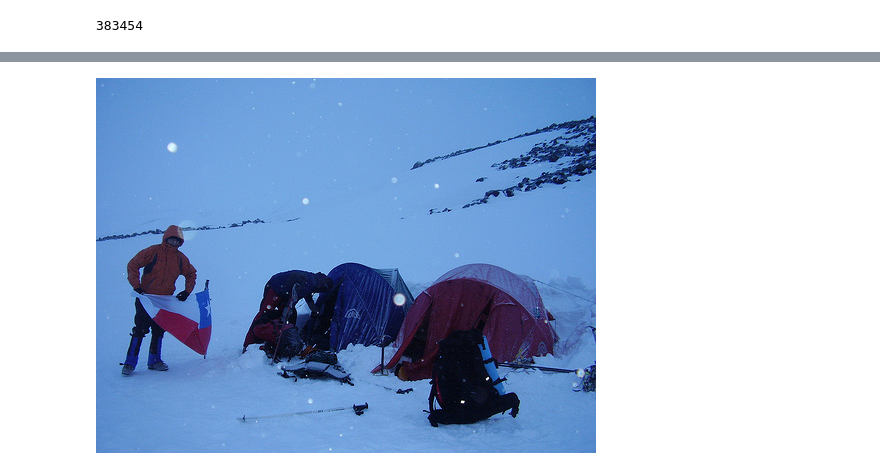
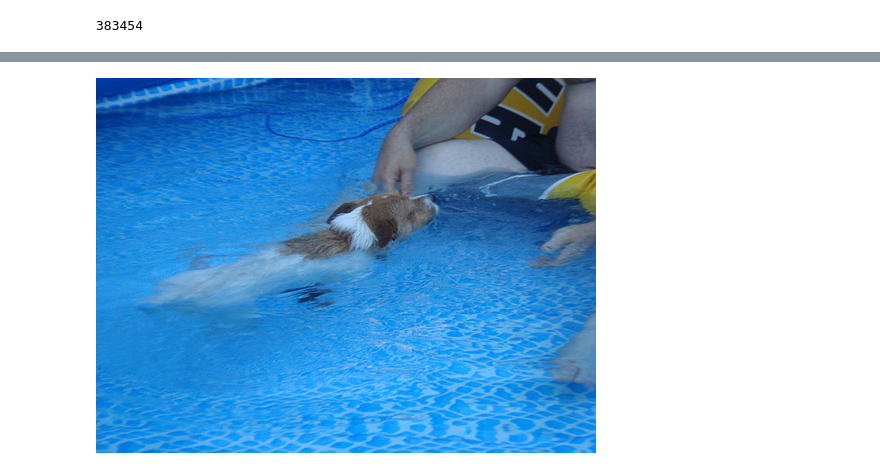
Before and after one commit to HUOd/image-captioning, a Jupyter notebook: image_test.ipynb, the cells around one changed output, grey strips where cells are left out. Saved outputs shown, nothing was run; the diff lists cells and outputs as text; code cells hidden in the pictures.

Commit message:
personal picture

```diff
--- a/image_test.ipynb
+++ b/image_test.ipynb
@@ -96,3 +95,18 @@ import tensorflow as tf
 encoding_train = {}
 # for oneimage in tqdm(train_images):
 #     encoding_train[oneimage[len(imag):]] = encode(oneimage)
+# %%
+import pickle
+# with open("encoded_images_inceptionV3.p", "wb") as encoded_pickle:
+#     pickle.dump(encoding_train, encoded_pickle)
+
+#test_images_file = 'Flicker8k_text/Flickr_8k.testImages.txt'
+imagtest = 'Flicker8k_Dataset/PersonaltestImages/'
+
+import glob
+test_images = glob.glob(imagtest+'*.jpg')
+
+for i in range(len(test_images)):
+    if test_images[i].find('') >= 0:
+        test_images[i] = test_images[i][:len(imagtest)-1] + '/' + test_images[i][len(imagtest):]
+print(test_images)
@@ -98,0 +115,4 @@ encoding_train = {}
+# %%
+test_images_file = 'Flicker8k_text/PersonaltestImages.txt'
+test_images_set = set(open(test_images_file, 'r').read().strip().split('\n'))
+print(test_images_set)
@@ -98,0 +121,10 @@ encoding_train = {}
+# %%
+def split_data_test(l):
+    temp = []
+    for i in test_images:
+        if i[len(imagtest):] in l:
+            temp.append(i)
+    return temp
+test_images = split_data_test(test_images_set)
+
+print(test_images)
@@ -99,18 +133,14 @@ encoding_train = {}
 # %%
-import pickle
-# with open("encoded_images_inceptionV3.p", "wb") as encoded_pickle:
-#     pickle.dump(encoding_train, encoded_pickle)
-
-test_images_file = 'Flicker8k_text/Flickr_8k.testImages.txt'
-test_images = set(open(test_images_file, 'r').read().strip().split('\n'))
-test_images = split_data(test_images)
 encoding_test = {}
 from tqdm import tqdm
 # for oneimage in tqdm(test_images):
 #     encoding_test[oneimage[len(imag):]] = encode(oneimage)
 
-# with open("encoded_images_test_inceptionV3.p", "wb") as encoded_pickle:
-#     pickle.dump(encoding_test, encoded_pickle)
+for oneimage in tqdm(test_images):
+    encoding_test[oneimage[len(imagtest):]] = encode(oneimage)
+
+with open("encoded_images_personaltest_inceptionV3.p", "wb") as encoded_pickle:
+    pickle.dump(encoding_test, encoded_pickle)
 print("good")
 # %% [output]
 good
@@ -460,10 +543,10 @@ def beam_search_predictions(image, beam_index = 3):
     final_caption = ' '.join(final_caption[1:])
     return final_caption
 # %%
-try_image = test_images[78]
+try_image = test_images[0]
 Image.open(try_image)
 # %% [output]
-[figure, old version]
+[figure, new version]
 # %%
 print ('Normal Max search:', predict_captions(try_image))
 print ('Beam Search, k=3:', beam_search_predictions(try_image, beam_index=3))
```
Also changed, not shown: parts of 14 cells of this notebook, 5 other files.
